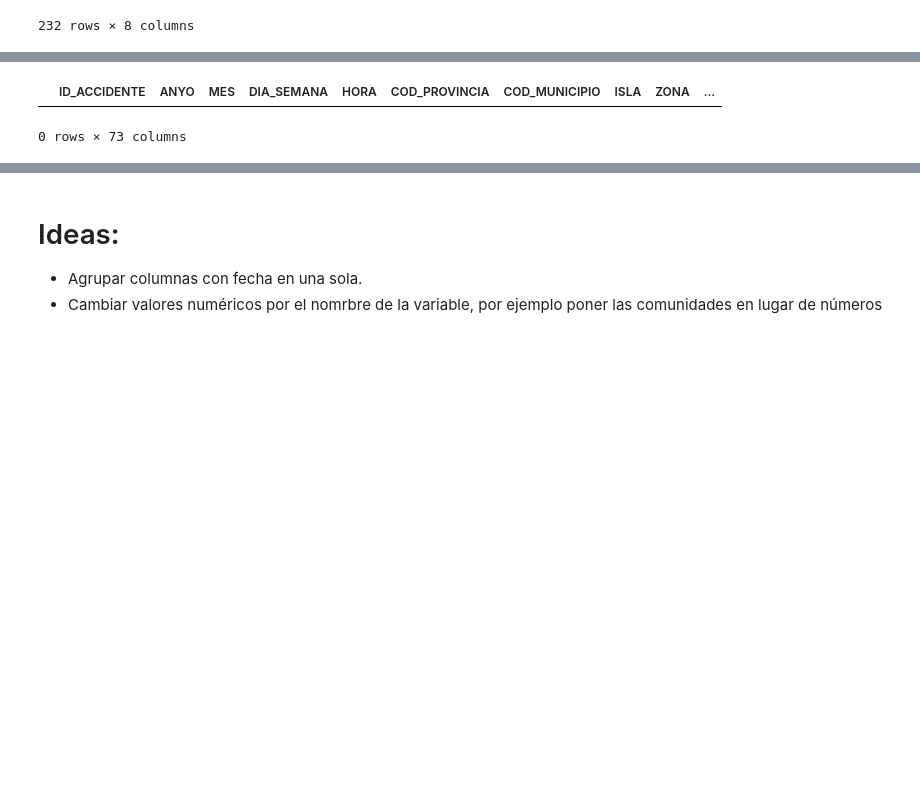
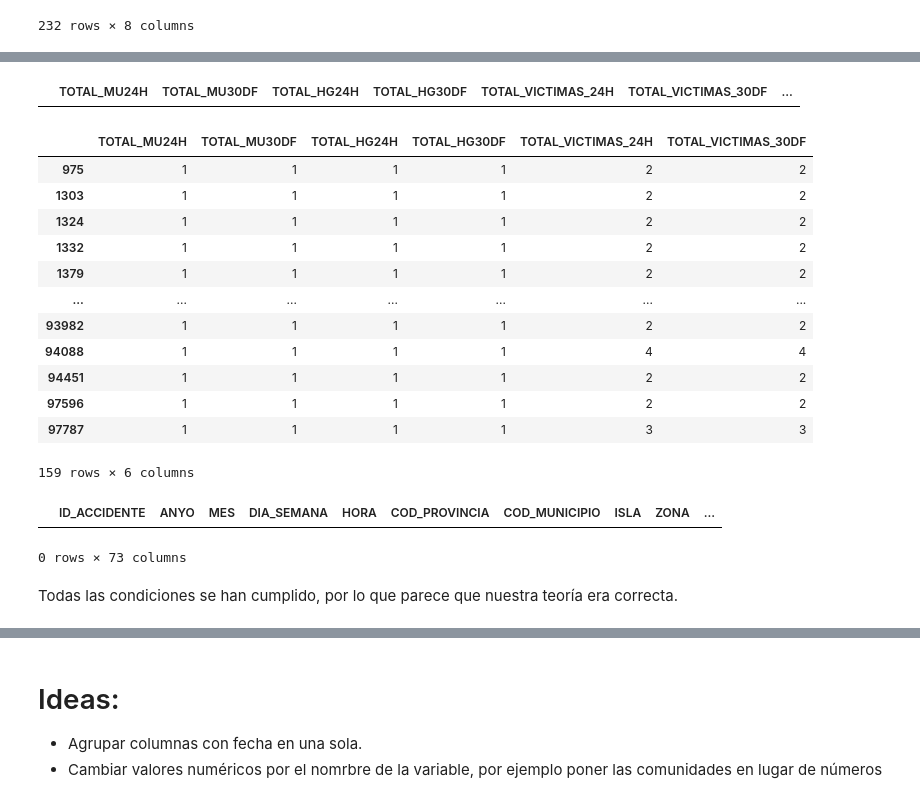
Before and after one commit to 4GeeksAcademy/Proyecto_final_DS_Alex_Carlos, a Jupyter notebook: project/project.ipynb, the cells around one changed output, grey strips where cells are left out. Saved outputs shown, nothing was run; the diff lists cells and outputs as text; code cells hidden in the pictures; blank space fills up the shorter version.

```diff
--- a/project/project.ipynb
+++ b/project/project.ipynb
@@ -114 +91,25 @@ Es curioso que si que haya algunos casos donde hay más hospitalizados en 24hora
+# %%
+# 1º Condición
+df[['TOTAL_MU24H','TOTAL_MU30DF','TOTAL_HG24H', 'TOTAL_HG30DF','TOTAL_VICTIMAS_24H',
+       'TOTAL_VICTIMAS_30DF','TOTAL_HL24H','TOTAL_HL30DF']].loc[(df['TOTAL_MU24H'] == 0) & (df['TOTAL_MU30DF']==df['TOTAL_HG24H']) & (df['TOTAL_HG30DF']>=df['TOTAL_MU30DF']) & (df['TOTAL_MU30DF']>0)]
+# %% [output]
+|  | TOTAL_MU24H | TOTAL_MU30DF | TOTAL_HG24H | TOTAL_HG30DF | TOTAL_VICTIMAS_24H | TOTAL_VICTIMAS_30DF | ... |
+# %%
+#2º Condición
+df[['TOTAL_MU24H','TOTAL_MU30DF','TOTAL_HG24H', 'TOTAL_HG30DF','TOTAL_VICTIMAS_24H',
+       'TOTAL_VICTIMAS_30DF']].loc[(df['TOTAL_MU24H'] == df['TOTAL_MU30DF']) & (df['TOTAL_HG24H']==df['TOTAL_MU30DF']) & (df['TOTAL_HG24H']==1)]
+# %% [output]
+|  | TOTAL_MU24H | TOTAL_MU30DF | TOTAL_HG24H | TOTAL_HG30DF | TOTAL_VICTIMAS_24H | TOTAL_VICTIMAS_30DF |
+| 975 | 1 | 1 | 1 | 1 | 2 | 2 |
+| 1303 | 1 | 1 | 1 | 1 | 2 | 2 |
+| 1324 | 1 | 1 | 1 | 1 | 2 | 2 |
+| 1332 | 1 | 1 | 1 | 1 | 2 | 2 |
+| 1379 | 1 | 1 | 1 | 1 | 2 | 2 |
+| ... | ... | ... | ... | ... | ... | ... |
+| 93982 | 1 | 1 | 1 | 1 | 2 | 2 |
+| 94088 | 1 | 1 | 1 | 1 | 4 | 4 |
+| 94451 | 1 | 1 | 1 | 1 | 2 | 2 |
+| 97596 | 1 | 1 | 1 | 1 | 2 | 2 |
+| 97787 | 1 | 1 | 1 | 1 | 3 | 3 |
+159 rows × 6 columns
 # %%
@@ -117,3 +118,5 @@ df.loc[df['TOTAL_VICTIMAS_24H'] > df['TOTAL_VICTIMAS_30DF']]
 # %% [output]
 |  | ID_ACCIDENTE | ANYO | MES | DIA_SEMANA | HORA | COD_PROVINCIA | COD_MUNICIPIO | ISLA | ZONA | ... |
 0 rows × 73 columns
+# %% [markdown]
+Todas las condiciones se han cumplido, por lo que parece que nuestra teoría era correcta.
```
Also changed, not shown: parts of 16 cells of this notebook.
